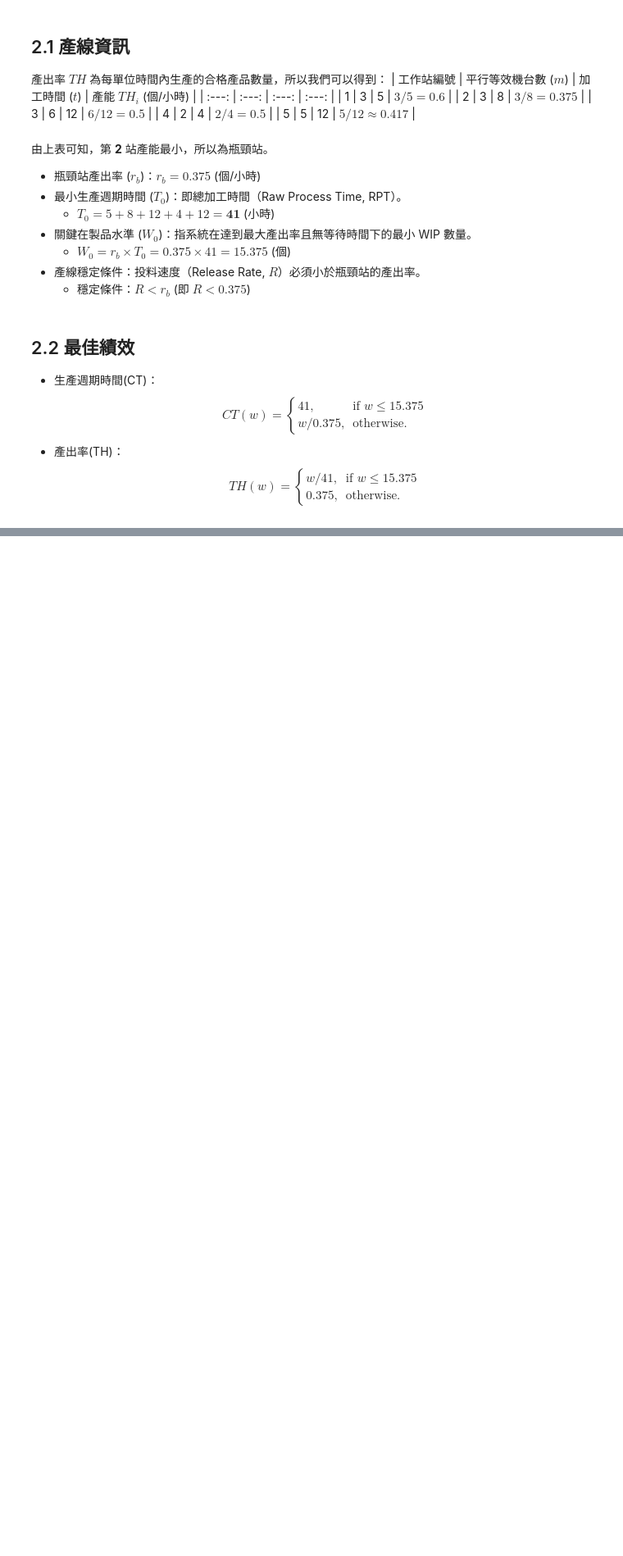
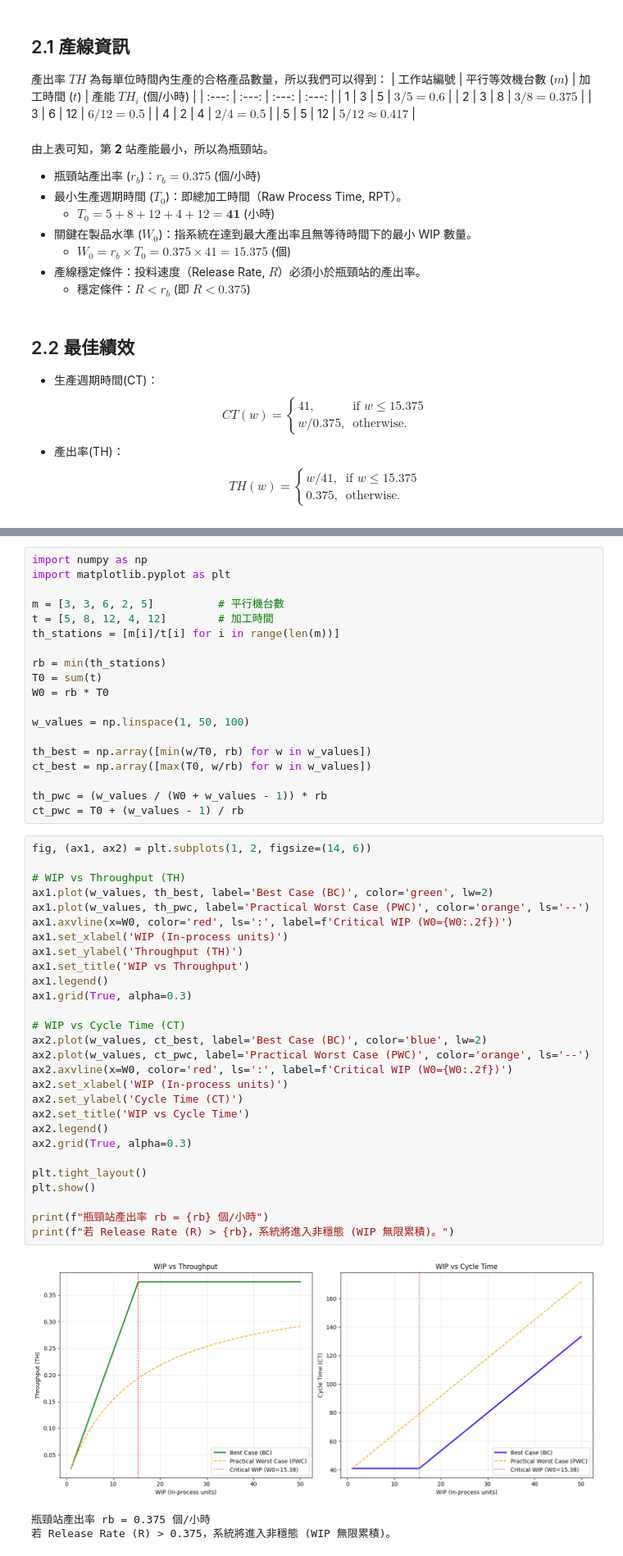
Before and after one commit to XuanWeiWang-999/1142MDS_Project_313652018_Xuan-Wei-Wang, a Jupyter notebook: Assignment 1/MDS_Assignment1_313652018_Xuan-Wei Wang.ipynb, the cells around one changed output, grey strips where cells are left out. Shown at 82% size. Drawn from its saved outputs; the diff is of its cells as text; blank space fills up the shorter version.

```diff
--- a/Assignment 1/MDS_Assignment1_313652018_Xuan-Wei Wang.ipynb
+++ b/Assignment 1/MDS_Assignment1_313652018_Xuan-Wei Wang.ipynb
@@ -85,0 +89,51 @@ development phase.* ((Nakazawa & Kulkarni, 2018))
+# %%
+import numpy as np
+import matplotlib.pyplot as plt
+
+m = [3, 3, 6, 2, 5]          # 平行機台數
+t = [5, 8, 12, 4, 12]        # 加工時間
+th_stations = [m[i]/t[i] for i in range(len(m))]
+
+rb = min(th_stations)
+T0 = sum(t)
+W0 = rb * T0
+
+w_values = np.linspace(1, 50, 100)
+
+th_best = np.array([min(w/T0, rb) for w in w_values])
+ct_best = np.array([max(T0, w/rb) for w in w_values])
+
+th_pwc = (w_values / (W0 + w_values - 1)) * rb
+ct_pwc = T0 + (w_values - 1) / rb
+# %%
+fig, (ax1, ax2) = plt.subplots(1, 2, figsize=(14, 6))
+
+# WIP vs Throughput (TH)
+ax1.plot(w_values, th_best, label='Best Case (BC)', color='green', lw=2)
+ax1.plot(w_values, th_pwc, label='Practical Worst Case (PWC)', color='orange', ls='--')
+ax1.axvline(x=W0, color='red', ls=':', label=f'Critical WIP (W0={W0:.2f})')
+ax1.set_xlabel('WIP (In-process units)')
+ax1.set_ylabel('Throughput (TH)')
+ax1.set_title('WIP vs Throughput')
+ax1.legend()
+ax1.grid(True, alpha=0.3)
+
+# WIP vs Cycle Time (CT)
+ax2.plot(w_values, ct_best, label='Best Case (BC)', color='blue', lw=2)
+ax2.plot(w_values, ct_pwc, label='Practical Worst Case (PWC)', color='orange', ls='--')
+ax2.axvline(x=W0, color='red', ls=':', label=f'Critical WIP (W0={W0:.2f})')
+ax2.set_xlabel('WIP (In-process units)')
+ax2.set_ylabel('Cycle Time (CT)')
+ax2.set_title('WIP vs Cycle Time')
+ax2.legend()
+ax2.grid(True, alpha=0.3)
+
+plt.tight_layout()
+plt.show()
+
+print(f"瓶頸站產出率 rb = {rb} 個/小時")
+print(f"若 Release Rate (R) > {rb}，系統將進入非穩態 (WIP 無限累積)。")
+# %% [output]
+[figure, added]
+瓶頸站產出率 rb = 0.375 個/小時
+若 Release Rate (R) > 0.375，系統將進入非穩態 (WIP 無限累積)。
```
Also changed, not shown: parts of 1 cell of this notebook.
